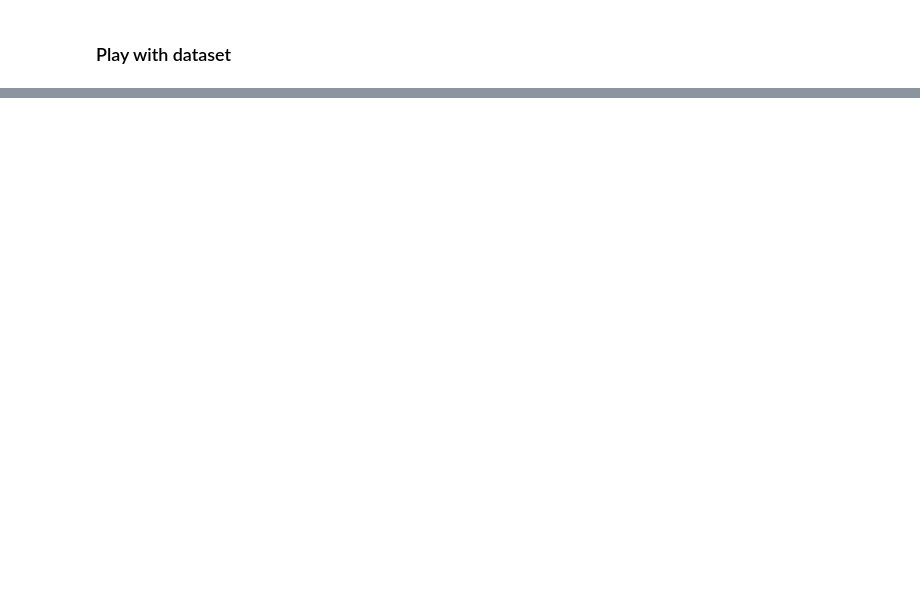
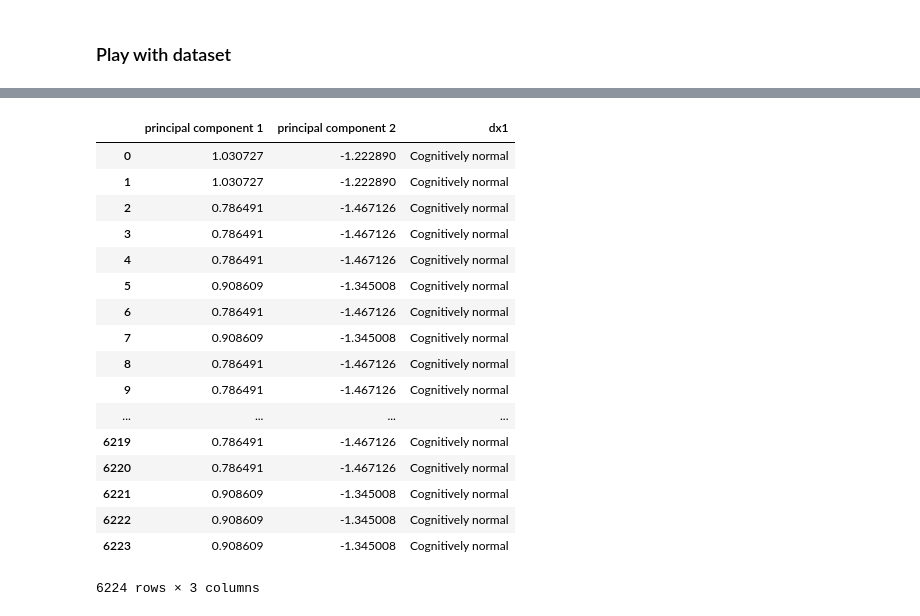
Before and after one commit to RoyMassett/Roy_Ava_Clustering_2019, a Jupyter notebook: notebooks/clustering.ipynb, the cells around one changed output, grey strips where cells are left out. Cells and saved outputs as stored; diff of their text form; code cells hidden in the pictures; blank space fills up the shorter version.

```diff
--- a/notebooks/clustering.ipynb
+++ b/notebooks/clustering.ipynb
@@ -33,0 +138,13 @@ plt.xlim([0,10])
+# %%
+#import StandardScaler
+from sklearn.preprocessing import StandardScaler
+
+#features being analyzed
+features = ["mmse", "apoe"]
+#defining x and y
+x = OASIS.loc[:, features].values   #features
+y = OASIS.loc[:,'dx1'].values      #Diagnosis = dx1; target
+#Standarizing the features
+x = StandardScaler().fit_transform(x)
+
+x
@@ -33,0 +163,13 @@ plt.xlim([0,10])
+# %%
+#PCA Projection to 2D
+#organize the scaled data to components
+
+from sklearn.decomposition import PCA
+
+pca = PCA(n_components=2)
+
+principalComponents = pca.fit_transform(x)
+
+principalDf = pd.DataFrame(data = principalComponents, columns = ['principal component 1', 'principal component 2'])
+
+principalDf
@@ -33,0 +195,25 @@ plt.xlim([0,10])
+# %%
+#concatenating Dataframe along axis = 1
+#finalDf is the final DataFrame before plotting the data
+finalDf = pd.concat([principalDf, OASIS[['dx1']]], axis = 1)
+
+finalDf
+# %% [output]
+|  | principal component 1 | principal component 2 | dx1 |
+| 0 | 1.030727 | -1.222890 | Cognitively normal |
+| 1 | 1.030727 | -1.222890 | Cognitively normal |
+| 2 | 0.786491 | -1.467126 | Cognitively normal |
+| 3 | 0.786491 | -1.467126 | Cognitively normal |
+| 4 | 0.786491 | -1.467126 | Cognitively normal |
+| 5 | 0.908609 | -1.345008 | Cognitively normal |
+| 6 | 0.786491 | -1.467126 | Cognitively normal |
+| 7 | 0.908609 | -1.345008 | Cognitively normal |
+| 8 | 0.786491 | -1.467126 | Cognitively normal |
+| 9 | 0.786491 | -1.467126 | Cognitively normal |
+| ... | ... | ... | ... |
+| 6219 | 0.786491 | -1.467126 | Cognitively normal |
+| 6220 | 0.786491 | -1.467126 | Cognitively normal |
+| 6221 | 0.908609 | -1.345008 | Cognitively normal |
+| 6222 | 0.908609 | -1.345008 | Cognitively normal |
+| 6223 | 0.908609 | -1.345008 | Cognitively normal |
+6224 rows × 3 columns
```
Also changed, not shown: parts of 32 cells of this notebook.
